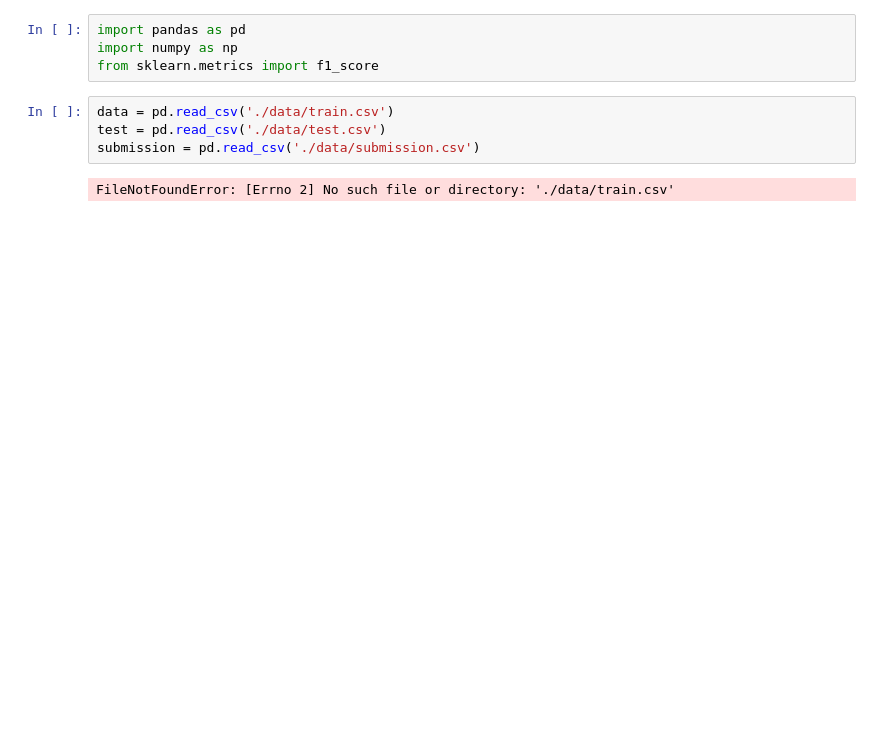
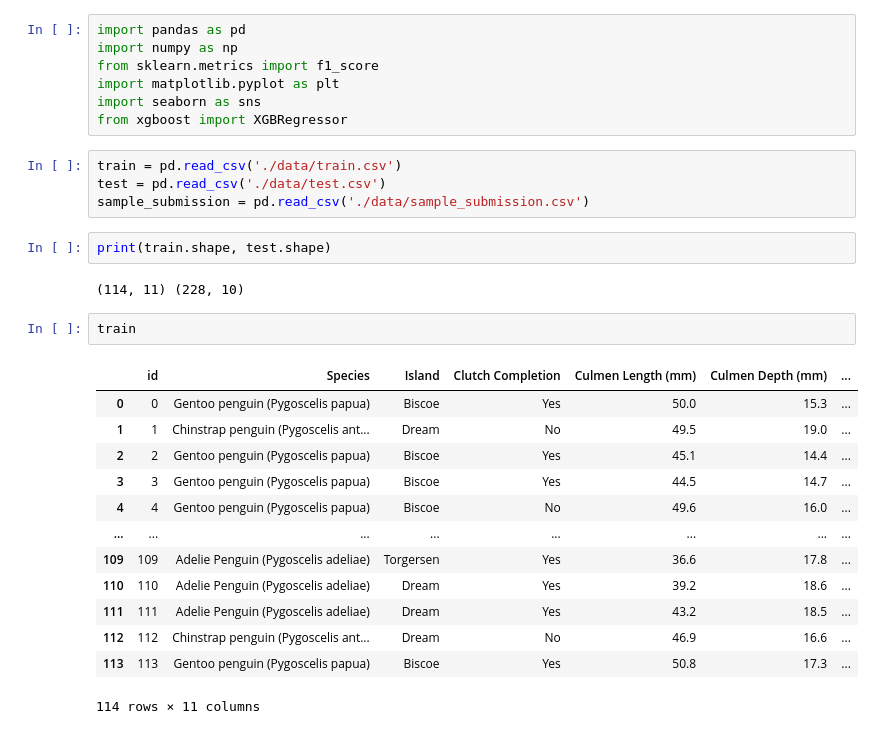
Before and after one commit to hyunjunyun/dacon-penguin-weight-analysis, a Jupyter notebook: analysis.ipynb, the cells around one changed output. Saved outputs shown, nothing was run; the diff lists cells and outputs as text; blank space fills up the shorter version.

```diff
--- a/analysis.ipynb
+++ b/analysis.ipynb
@@ -2,9 +2,30 @@
 import pandas as pd
 import numpy as np
 from sklearn.metrics import f1_score
+import matplotlib.pyplot as plt
+import seaborn as sns
+from xgboost import XGBRegressor
 # %%
-data = pd.read_csv('./data/train.csv')
+train = pd.read_csv('./data/train.csv')
 test = pd.read_csv('./data/test.csv')
-submission = pd.read_csv('./data/submission.csv')
+sample_submission = pd.read_csv('./data/sample_submission.csv')
-# %% [output]
-FileNotFoundError: [Errno 2] No such file or directory: './data/train.csv'
+# %%
+print(train.shape, test.shape)
+# %% [output]
+(114, 11) (228, 10)
+# %%
+train
+# %% [output]
+|  | id | Species | Island | Clutch Completion | Culmen Length (mm) | Culmen Depth (mm) | ... |
+| 0 | 0 | Gentoo penguin (Pygoscelis papua) | Biscoe | Yes | 50.0 | 15.3 | ... |
+| 1 | 1 | Chinstrap penguin (Pygoscelis ant... | Dream | No | 49.5 | 19.0 | ... |
+| 2 | 2 | Gentoo penguin (Pygoscelis papua) | Biscoe | Yes | 45.1 | 14.4 | ... |
+| 3 | 3 | Gentoo penguin (Pygoscelis papua) | Biscoe | Yes | 44.5 | 14.7 | ... |
+| 4 | 4 | Gentoo penguin (Pygoscelis papua) | Biscoe | No | 49.6 | 16.0 | ... |
+| ... | ... | ... | ... | ... | ... | ... | ... |
+| 109 | 109 | Adelie Penguin (Pygoscelis adeliae) | Torgersen | Yes | 36.6 | 17.8 | ... |
+| 110 | 110 | Adelie Penguin (Pygoscelis adeliae) | Dream | Yes | 39.2 | 18.6 | ... |
+| 111 | 111 | Adelie Penguin (Pygoscelis adeliae) | Dream | Yes | 43.2 | 18.5 | ... |
+| 112 | 112 | Chinstrap penguin (Pygoscelis ant... | Dream | No | 46.9 | 16.6 | ... |
+| 113 | 113 | Gentoo penguin (Pygoscelis papua) | Biscoe | Yes | 50.8 | 17.3 | ... |
+114 rows × 11 columns
```
Also changed, not shown: parts of 19 cells of this notebook, 2 other files.
